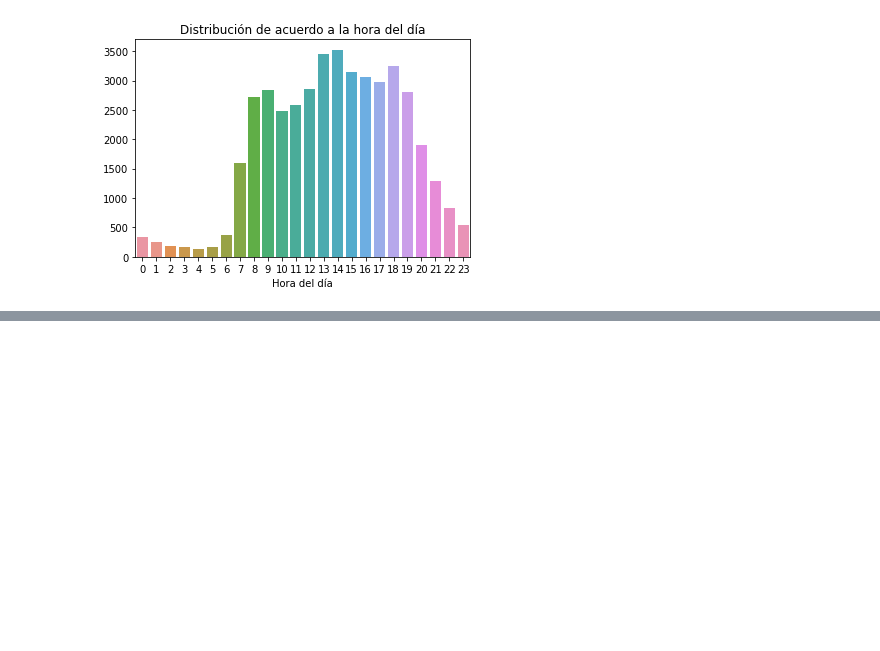
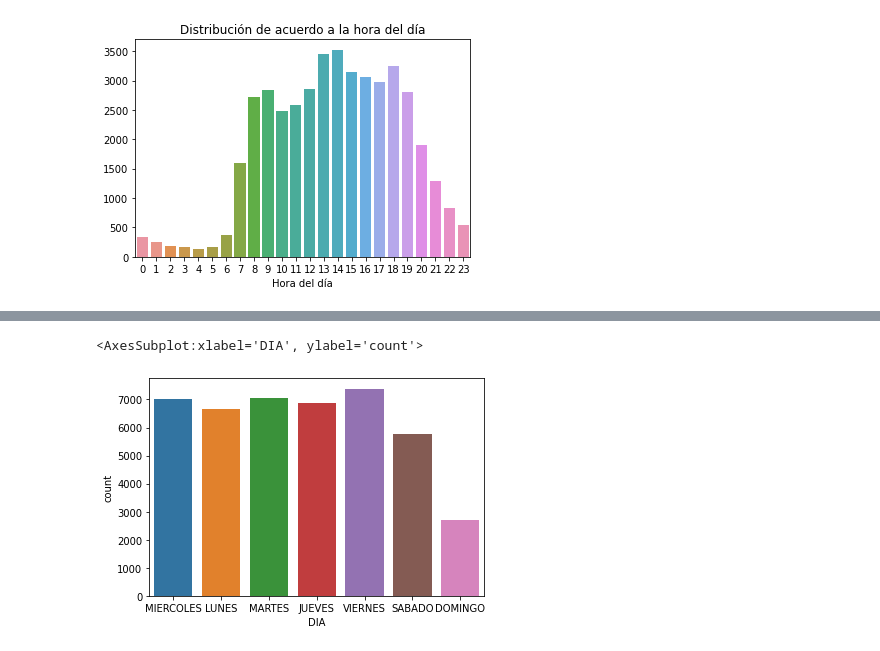
Before and after one commit to RamonPuon/Datlas-Analysis, a Jupyter notebook: data_analysis.ipynb, the cells around one changed output, grey strips where cells are left out. Cells and saved outputs as stored; diff of their text form; code cells hidden in the pictures; blank space fills up the shorter version.

```diff
--- a/data_analysis.ipynb
+++ b/data_analysis.ipynb
@@ -174,0 +186,5 @@ Text(0.5, 1.0, 'Distribución de acuerdo a la hora del día')
+# %%
+sns.countplot(x='DIA', data = dataset)
+# %% [output]
+<AxesSubplot:xlabel='DIA', ylabel='count'>
+[figure, added]
```
Also changed, not shown: parts of 3 cells of this notebook.
